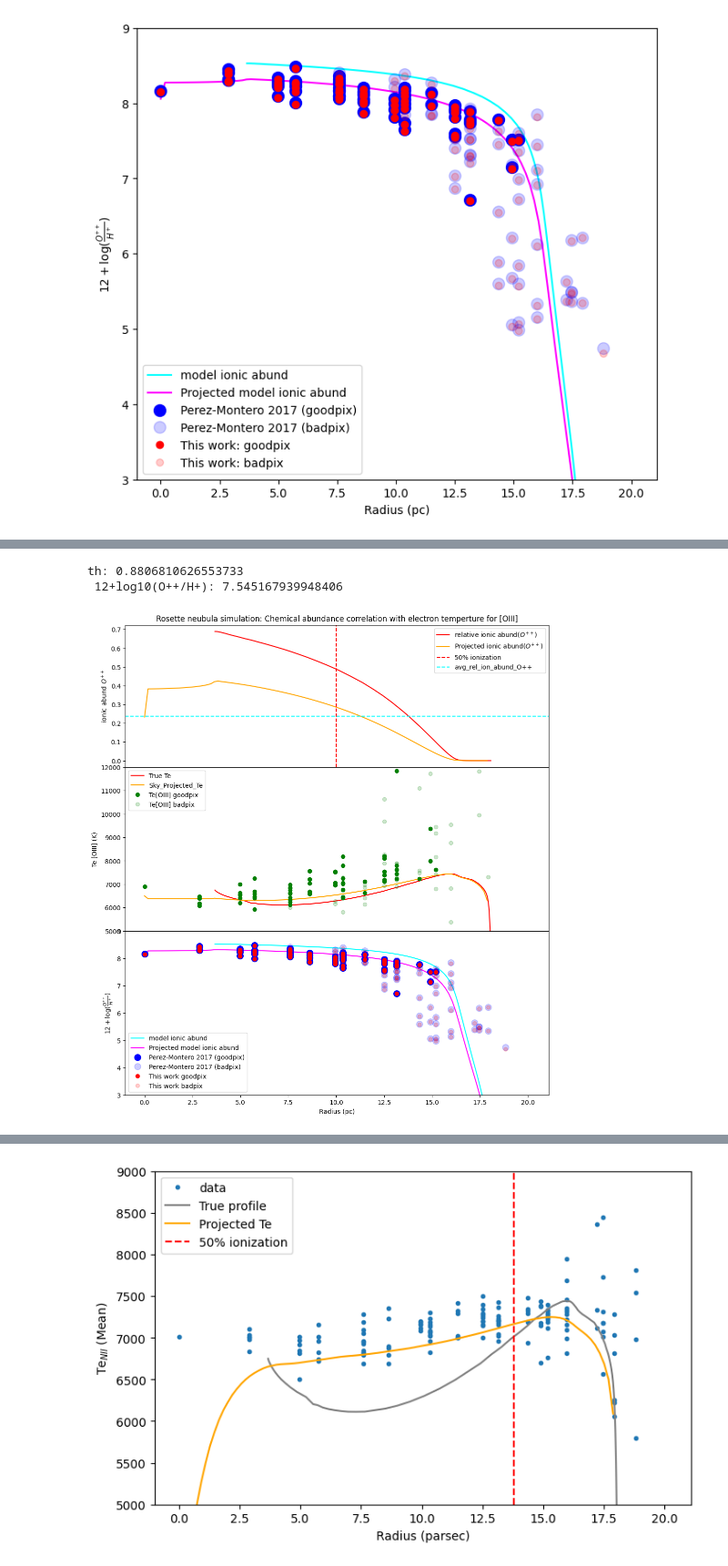
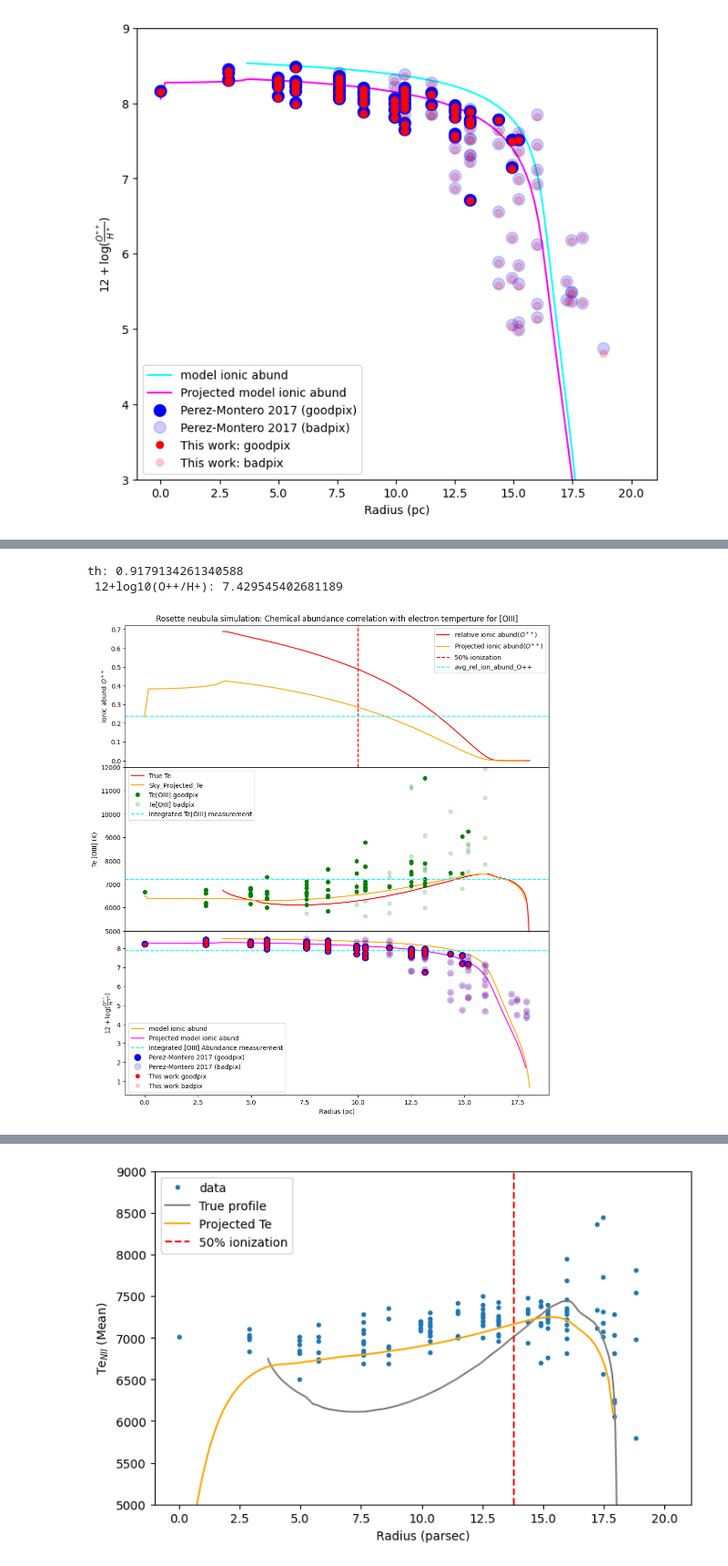
Before and after one commit to Amrita27singh/lvmnebular, a Jupyter notebook: Testing_lvmnebular.ipynb, the cells around one changed output, grey strips where cells are left out. Shown at 91% size. Drawn from its saved outputs; the diff is of its cells as text; code cells hidden in the pictures.

Commit message:
Making plots for different ions

```diff
--- a/Testing_lvmnebular.ipynb
+++ b/Testing_lvmnebular.ipynb
@@ -223,6 +228,7 @@ import astropy.units as unit
 distance=16000 * unit.pc
 r=np.sqrt(u.linefitdict['delta_ra']**2+u.linefitdict['delta_dec']**2)
 rad=r*distance*np.pi/648000 # converting arcsecs to parsec
+u.Integrated_meas()
 
 ##########################################################################[OIII]###########################################################################
 #O++ abundance
@@ -257,40 +263,41 @@ ax2.plot(u.vals[0], u.vals[1], color='red', label='True Te')
 ax2.plot(u.R, u.Teproj, color='orange', label='Sky_Projected_Te')
 ax2.plot(rad[good], TeO3[good], 'o', color='green', label='Te[OIII] goodpix')
 ax2.plot(rad[bad], TeO3[bad], 'o', color='green',   label='Te[OIII] badpix', alpha=0.2)
-ax2.plot(rad, u.linefitdict[Int_TeO3], 'o', color='blue', label='Te[OIII]_Int')
+ax2.axhline(y=u.int_TO3, c='cyan', linestyle='--', label='Integrated Te[OIII] measurement')
 ax2.set_ylim(5000, 12000)
 ax2.set_ylabel('Te [OIII] (K)')
 ax2.legend()
 
 # O++ ionic abundance
-Zmodel=1   # cloudy model abundance relative to solar
-logOHsun= -3.31  # solar abundance patter from GASS (Grevesse et al 2010)
-logOHmodel = logOHsun + np.log10(Zmodel) # total Oxygen elemental abundance in the model
+Zmodel=1                                      # cloudy model abundance relative to solar
+logOHsun= -3.31                               # solar abundance patter from GASS (Grevesse et al 2010)
+logOHmodel = logOHsun + np.log10(Zmodel)      # total Oxygen elemental abundance in the model
 logOppHmodel = logOHmodel+np.log10(u.vals[6]) # ionic abundance of O++ in the model
-logOppHproj = logOHmodel+np.log10(u.aproj) # ionic abundance of O++ in the model  ############################### highliting because I had put aproj[1:]to skip r=0 ##########################
+logOppHproj = logOHmodel+np.log10(u.aproj)    # ionic abundance of O++ in the model  ############################### highliting because I had put aproj[1:]to skip r=0 ##########################
 
-ax.plot(u.vals[0], 12+logOppHmodel, color='cyan', label='model ionic abund')
+ax.plot(u.vals[0], 12+logOppHmodel, color='orange', label='model ionic abund')
 ax.plot(u.R, 12+logOppHproj, color='magenta', label='Projected model ionic abund')
-ax.set_ylim(3,9)
+#ax.set_ylim(3,9)
+ax.axhline(y=12+np.log10(u.int_OppH), c='cyan', linestyle='--', label='Integrated [OIII] Abundance measurement')
 
 ax.plot(rad[good], Abund_O3[good], 'o', color='blue', markersize='10', label='Perez-Montero 2017 (goodpix)')
 ax.plot(rad[bad], Abund_O3[bad], 'o', color='blue', markersize='10', label='Perez-Montero 2017 (badpix)', alpha=0.2)
 ax.plot(rad[good], 12+np.log10(u.OppH)[good], 'o', color='red', label='This work goodpix')
 ax.plot(rad[bad], 12+np.log10(u.OppH)[bad], 'o', color='red', label='This work badpix', alpha=0.2)
 
 ax.set_xlabel('Radius (pc)')
 #ax.set_ylabel('12+log10(O++/H+)')
 ax.set_ylabel(r'$12+\log(\frac{O^{++}}{H^+})$')
 ax.legend(loc='lower left')
 
 ax1.set_position([0.125, 0.8, 0.775, 0.26])  # [left, bottom, width, height]
 ax2.set_position([0.125, 0.5, 0.775, 0.3])
 ax.set_position([0.125, 0.2, 0.775, 0.3])
 
 plt.savefig('/home/amrita/LVM/lvmnebular/Bubble_v2_5e-14/Bubble_v2_5e-14_plotprofile/TeO3_chem_abundO3_vs_R_present.png', dpi=300)
 #plt.savefig('/home/amrita/LVM/lvmnebular/Bubble_v2_5e-14/Bubble_v2_5e-14_snbinned/Bubble_v2_5e-14_snbinned_plotprofile/snbin_TeO3_chem_abundO3_vs_R.png', dpi=300)
 plt.show()
 # %% [output]
-th: 0.8806810626553733
- 12+log10(O++/H+): 7.545167939948406
+th: 0.9179134261340588
+ 12+log10(O++/H+): 7.429545402681189
-[figure, old version]
+[figure, new version]
```
Also changed, not shown: parts of 8 cells of this notebook, 3 other files.
